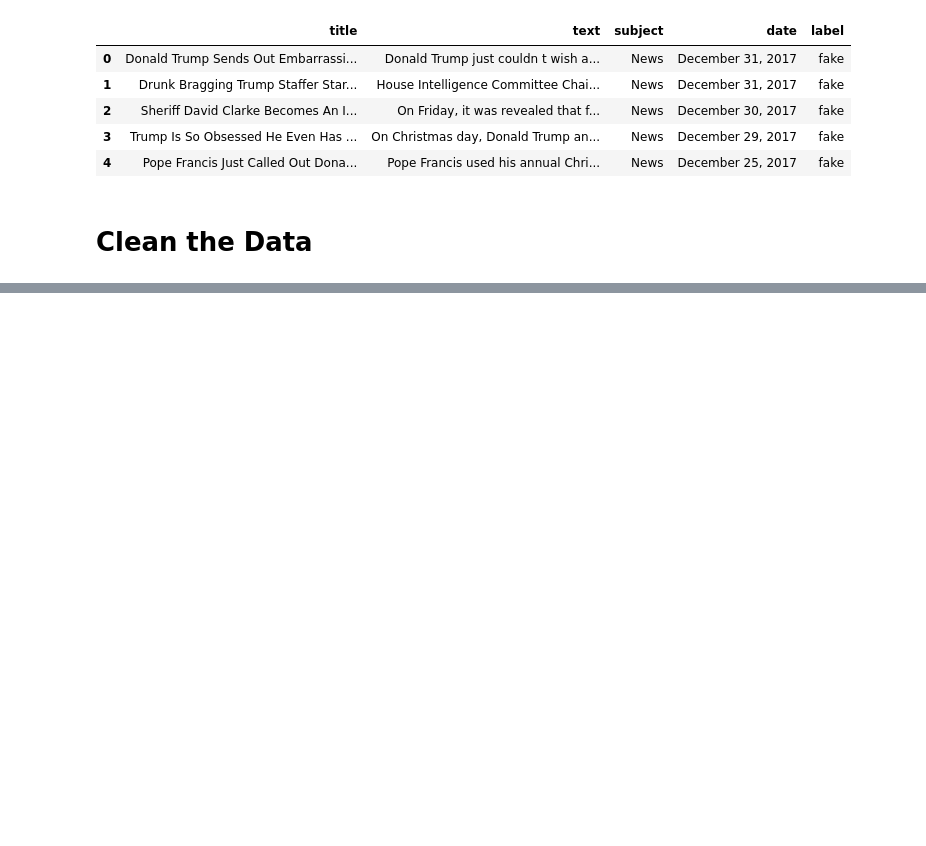
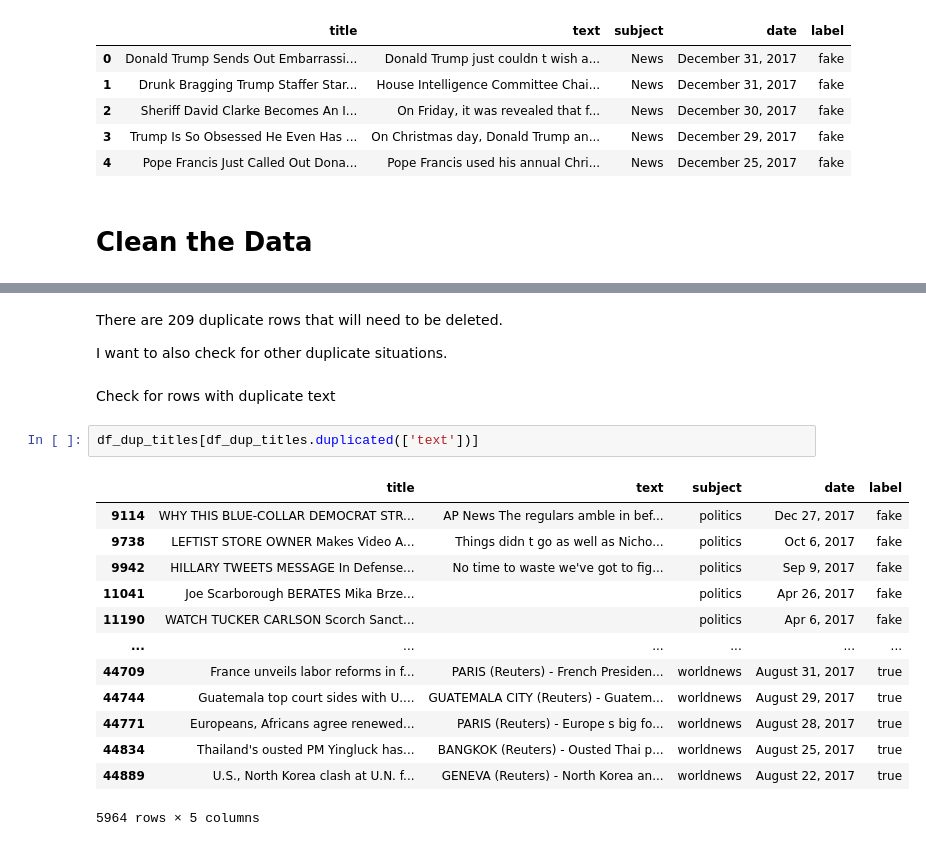
Before and after one commit to merb92/fake-news-classification, a Jupyter notebook: notebooks/eda.ipynb, the cells around one changed output, grey strips where cells are left out. Cells and saved outputs as stored; diff of their text form; blank space fills up the shorter version.

```diff
--- a/notebooks/eda.ipynb
+++ b/notebooks/eda.ipynb
@@ -77,0 +194,22 @@ df.head()
+# %% [markdown]
+There are 209 duplicate rows that will need to be deleted.
+
+I want to also check for other duplicate situations.
+# %% [markdown]
+Check for rows with duplicate text
+# %%
+df_dup_titles[df_dup_titles.duplicated(['text'])]
+# %% [output]
+|  | title | text | subject | date | label |
+| 9114 | WHY THIS BLUE-COLLAR DEMOCRAT STR... | AP News The regulars amble in bef... | politics | Dec 27, 2017 | fake |
+| 9738 | LEFTIST STORE OWNER Makes Video A... | Things didn t go as well as Nicho... | politics | Oct 6, 2017 | fake |
+| 9942 | HILLARY TWEETS MESSAGE In Defense... | No time to waste we've got to fig... | politics | Sep 9, 2017 | fake |
+| 11041 | Joe Scarborough BERATES Mika Brze... |  | politics | Apr 26, 2017 | fake |
+| 11190 | WATCH TUCKER CARLSON Scorch Sanct... |  | politics | Apr 6, 2017 | fake |
+| ... | ... | ... | ... | ... | ... |
+| 44709 | France unveils labor reforms in f... | PARIS (Reuters) - French Presiden... | worldnews | August 31, 2017 | true |
+| 44744 | Guatemala top court sides with U.... | GUATEMALA CITY (Reuters) - Guatem... | worldnews | August 29, 2017 | true |
+| 44771 | Europeans, Africans agree renewed... | PARIS (Reuters) - Europe s big fo... | worldnews | August 28, 2017 | true |
+| 44834 | Thailand's ousted PM Yingluck has... | BANGKOK (Reuters) - Ousted Thai p... | worldnews | August 25, 2017 | true |
+| 44889 | U.S., North Korea clash at U.N. f... | GENEVA (Reuters) - North Korea an... | worldnews | August 22, 2017 | true |
+5964 rows × 5 columns
```
Also changed, not shown: parts of 48 cells of this notebook.
